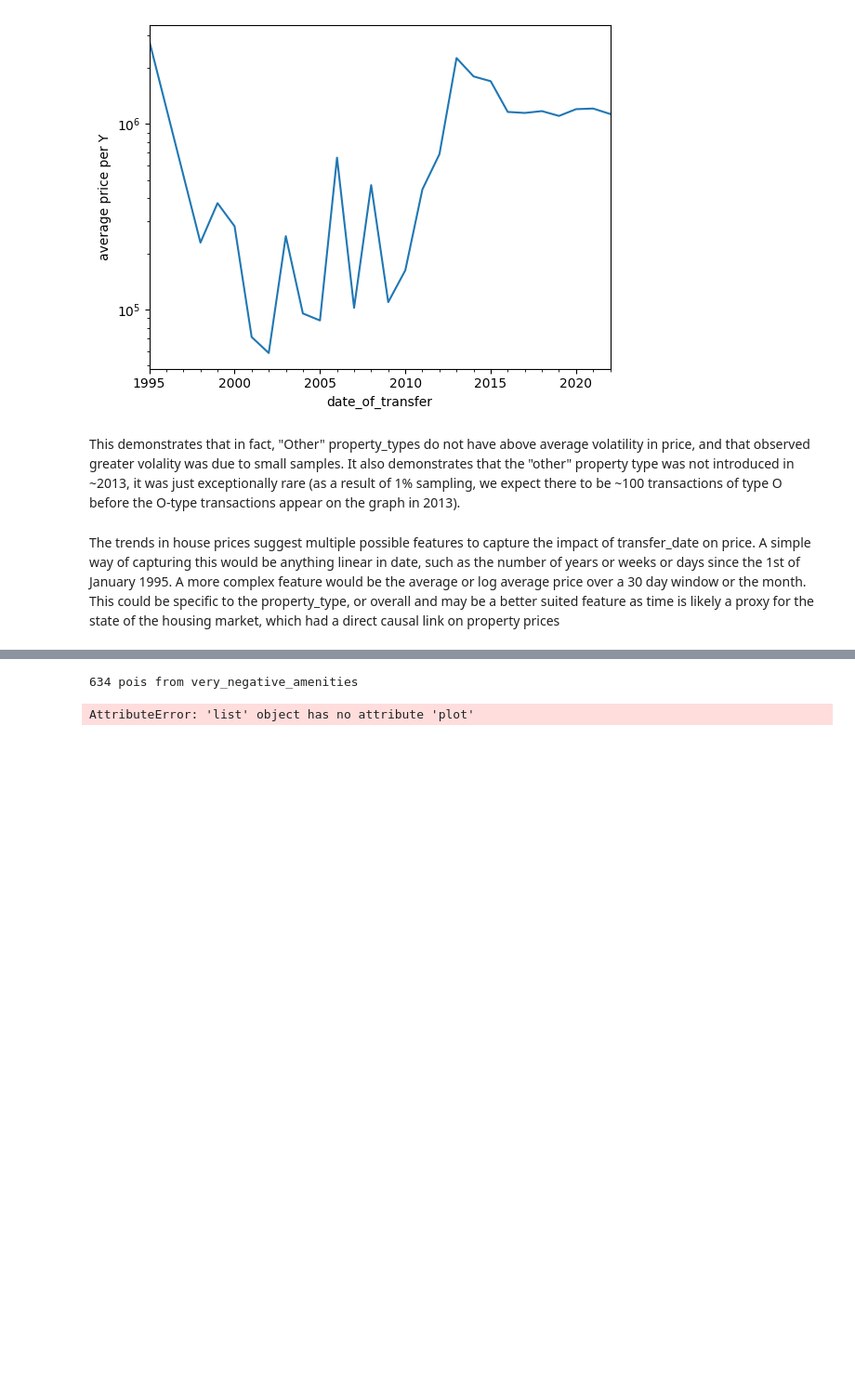
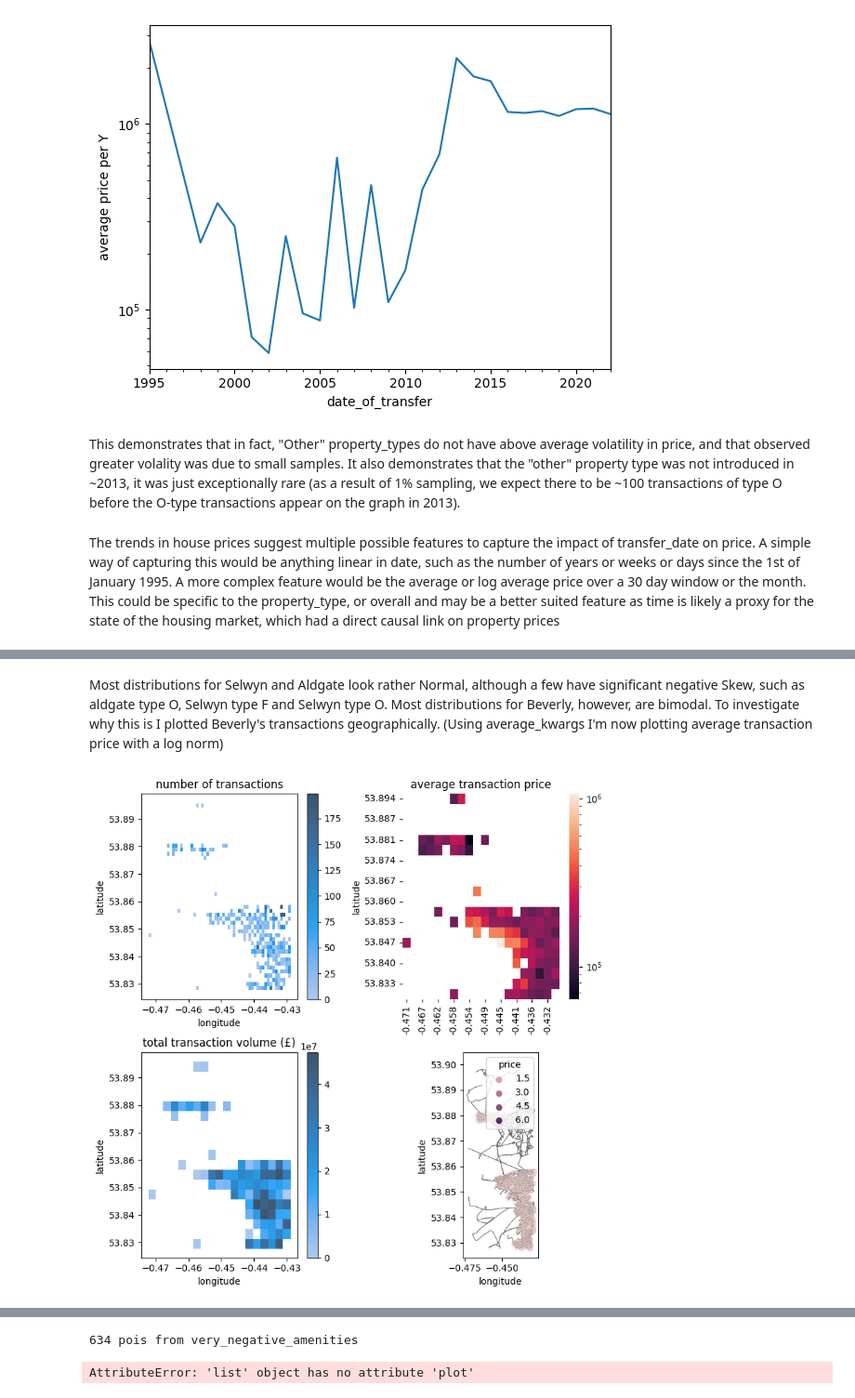
Before and after one commit to printlnHi/ukpricepaid, a Jupyter notebook: notebooks/ads_course_assessment-5.ipynb, the cells around one changed output, grey strips where cells are left out. Shown at 93% size. Saved outputs shown, nothing was run; the diff lists cells and outputs as text; code cells hidden in the pictures; blank space fills up the shorter version.

```diff
--- a/notebooks/ads_course_assessment-5.ipynb
+++ b/notebooks/ads_course_assessment-5.ipynb
@@ -564,0 +598,6 @@ print(f"{len(txs)} transactions")
+# %% [markdown]
+Most distributions for Selwyn and Aldgate look rather Normal, although a few have significant negative Skew, such as aldgate type O, Selwyn type F and Selwyn type O. Most distributions for Beverly, however, are bimodal. To investigate why this is I plotted Beverly's transactions geographically. (Using average_kwargs I'm now plotting average transaction price with a log norm)
+# %%
+assess.plot_transactions_and_prices_geographically(beverly_transactions, average_kwargs={"norm":LogNorm()}, bbox=beverly_bbox, alpha=0.02)
+# %% [output]
+[figure, added]
```
Also changed, not shown: parts of 38 cells of this notebook, 2 other files.
